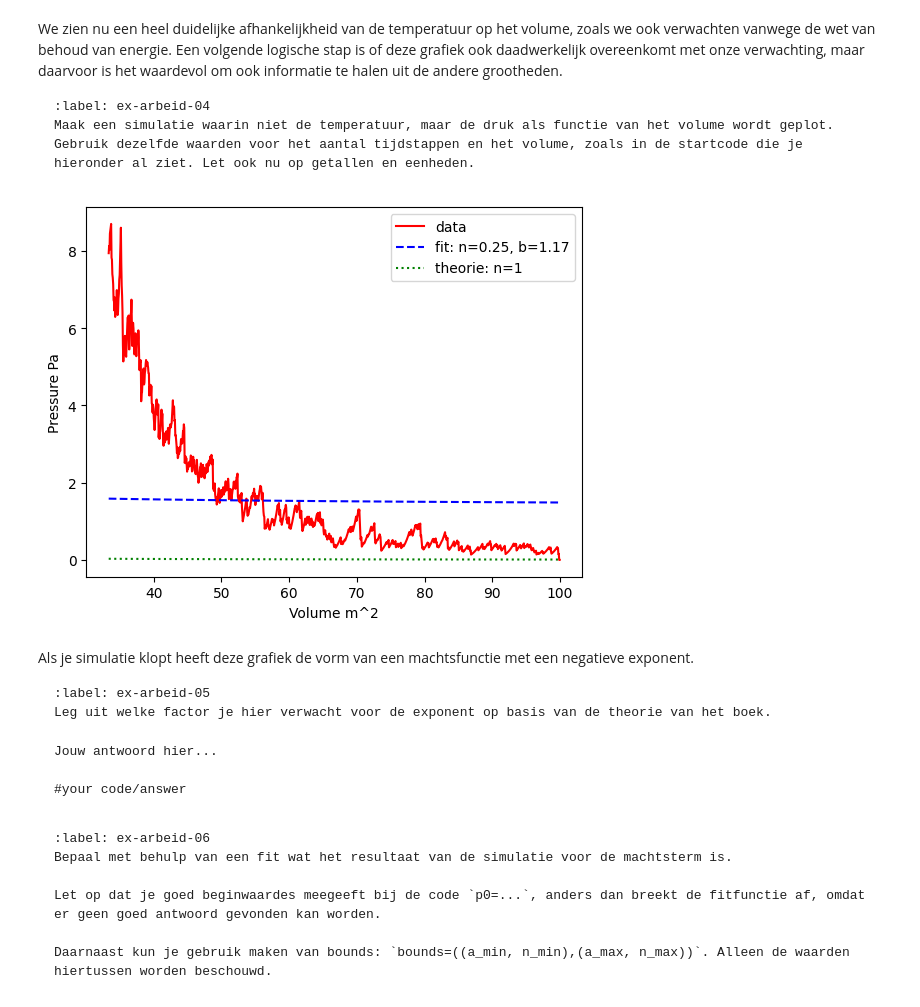
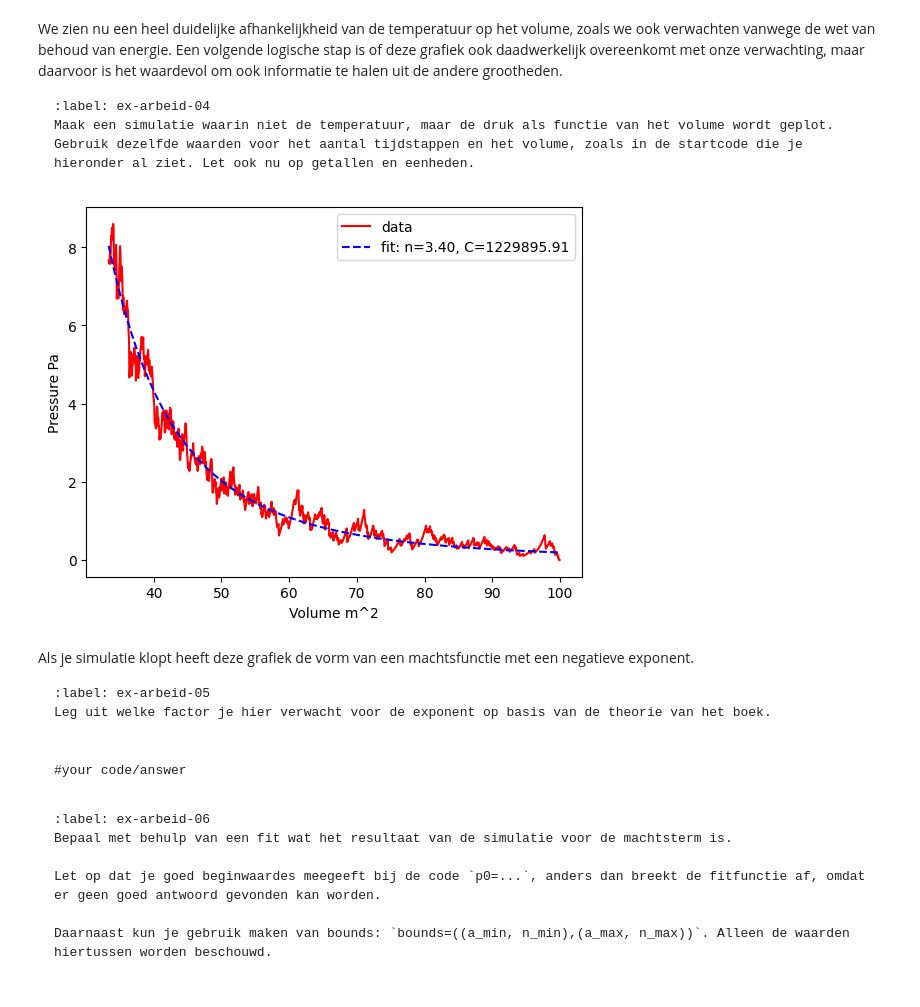
Before and after one commit to BNR33/001TASH, a Jupyter notebook: Content/PySim/7_arbeid.ipynb, the cells around one changed output. Drawn from its saved outputs; the diff is of its cells as text; code cells hidden in the pictures.

````diff
--- a/Content/PySim/7_arbeid.ipynb
+++ b/Content/PySim/7_arbeid.ipynb
@@ -377,40 +377,39 @@ particles = []
 volumes = np.zeros(num_steps, dtype=float)
 pressures = np.zeros(num_steps, dtype=float)
 
 pressure = 0.0
 box_length = BOX_SIZE_0         # zetten zuiger terug
 v_piston = V_PISTON_0
 create_particles(particles)     # resetten deeltjes
 
 for i in range(num_steps):
     take_time_step(particles)
     volumes[i] = box_length * box_height
     pressures[i] = pressure
 
 plt.figure()
 plt.xlabel('Volume m^2')
 plt.ylabel('Pressure Pa')
 
 pressures = np.asarray(pressures)
 
-def function(x, n, b):
-    return 1/(x**n) + b
+def function(x, C, n):
+    return C * x**(-n)
 
 val, cov = curve_fit(function, volumes, pressures, p0=[1, 0])
-n_fit, b_fit = val
+C_fit, n_fit = val
 
 x_fit = np.linspace(min(volumes), max(volumes), 100)
-y_fit = function(x_fit, n_fit, b_fit)
+y_fit = function(x_fit, C_fit, n_fit)
 
 plt.plot(volumes, pressures, '-r', label='data')
-plt.plot(x_fit, y_fit, '--b', label=f'fit: n={n_fit:.2f}, b={b_fit:.2f}')
-plt.plot(x_fit, function(x_fit, 1, 0), ':g', label='theorie: n=1')
+plt.plot(x_fit, y_fit, '--b', label=f'fit: n={n_fit:.2f}, C={C_fit:.2f}')
 plt.legend()
 
 
 plt.show()
 # %% [output]
-[figure, old version]
+[figure, new version]
 # %% [markdown]
 Als je simulatie klopt heeft deze grafiek de vorm van een machtsfunctie met een negatieve exponent.
 
@@ -420,7 +419,6 @@ Leg uit welke factor je hier verwacht voor de exponent op basis van de theorie v
 ```
 
 ```{solution} ex-arbeid-05
-Jouw antwoord hier...
 
 #your code/answer
 ```
````
Also changed, not shown: parts of 1 cell of this notebook.
